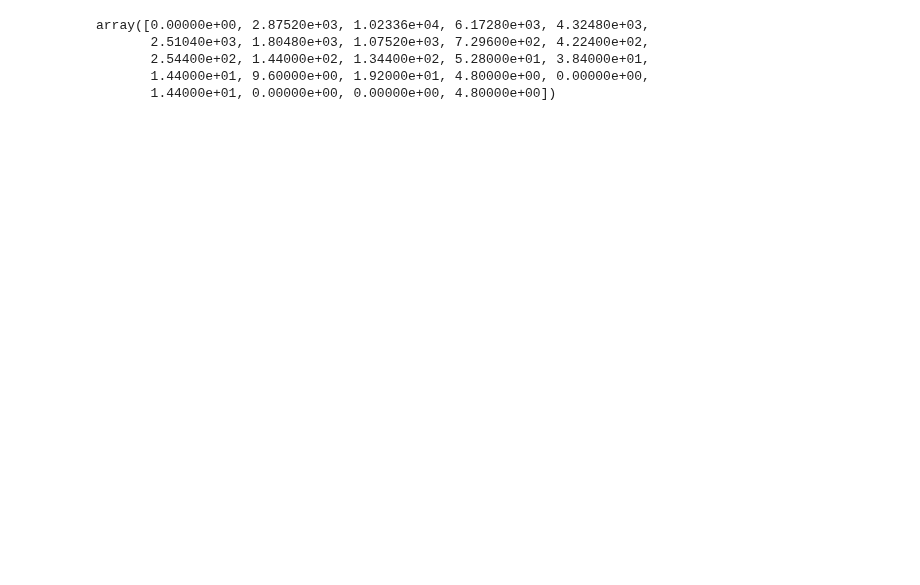
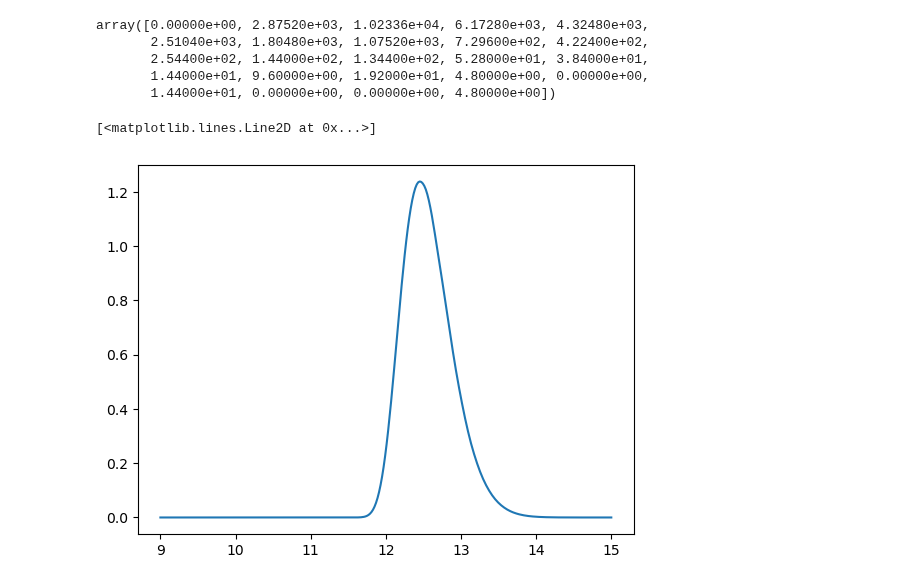
Before and after one commit to jsmonzon/SatGen, a Jupyter notebook: notebooks/test.ipynb, the cells around one changed output. Saved outputs shown, nothing was run; the diff lists cells and outputs as text; code cells hidden in the pictures; blank space fills up the shorter version.

```diff
--- a/notebooks/test.ipynb
+++ b/notebooks/test.ipynb
@@ -73,4 +73,10 @@ array([0.00000e+00, 2.87520e+03, 1.02336e+04, 6.17280e+03, 4.32480e+03,
        2.54400e+02, 1.44000e+02, 1.34400e+02, 5.28000e+01, 3.84000e+01,
        1.44000e+01, 9.60000e+00, 1.92000e+01, 4.80000e+00, 0.00000e+00,
        1.44000e+01, 0.00000e+00, 0.00000e+00, 4.80000e+00])
+# %%
+halo = np.load("../etc/halo_mass_PDF_full.npy")
+plt.plot(halo[:,0], halo[:,1])
+# %% [output]
+[<matplotlib.lines.Line2D at 0x...>]
+[figure, added]
 # %%
```
Also changed, not shown: parts of 6 cells of this notebook, 9 other files.
